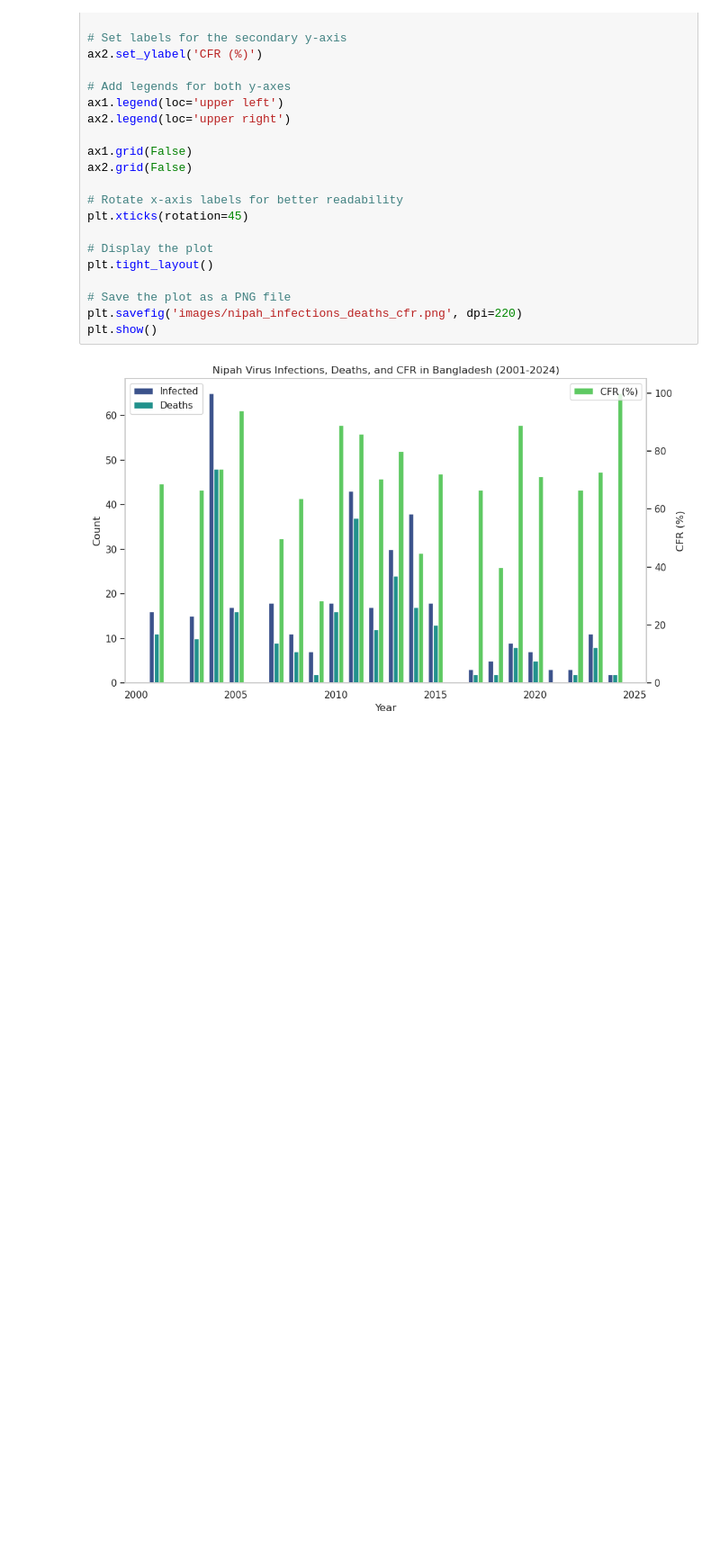
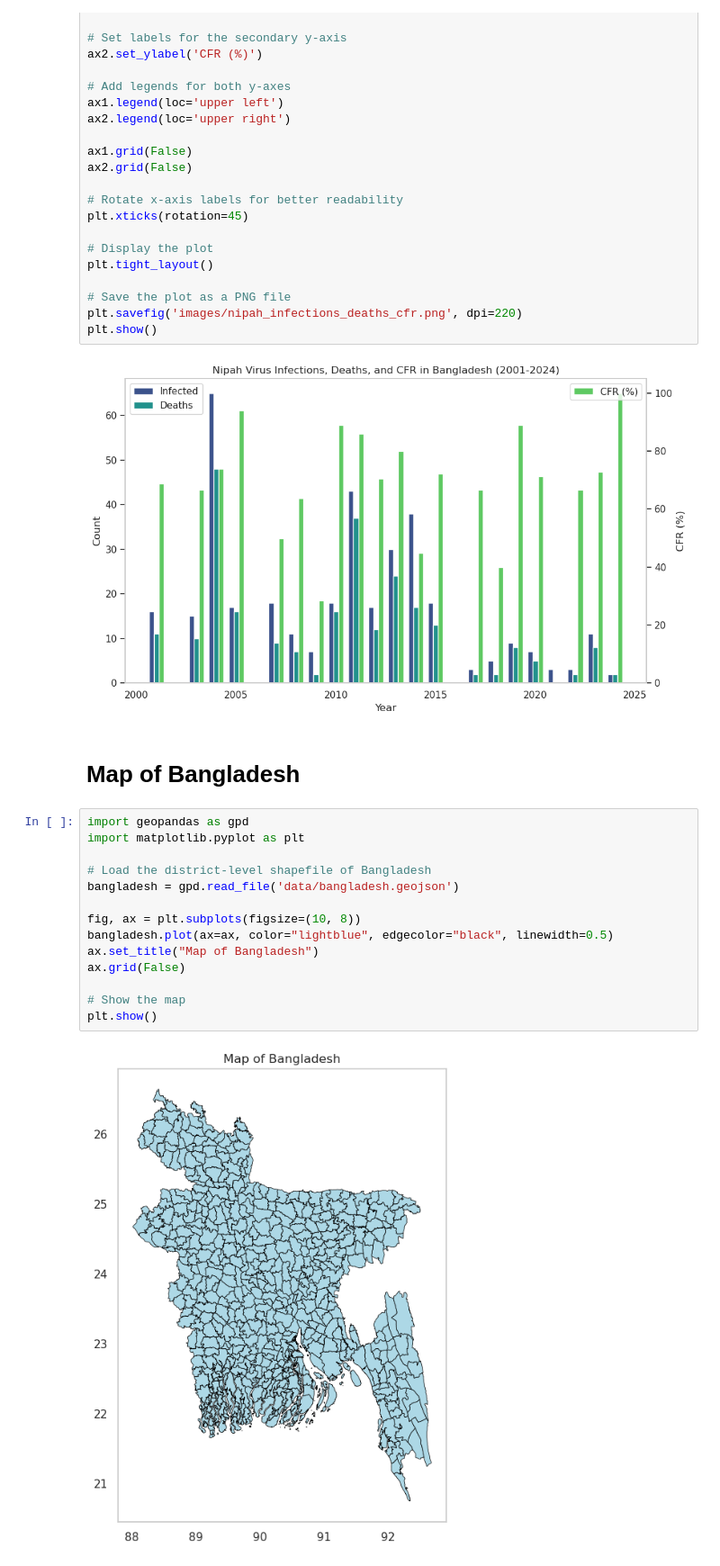
Before and after one commit to awnonbhowmik/NiV-Data-Analysis, a Jupyter notebook: analysis4.ipynb, the cells around one changed output. Shown at 90% size. Saved outputs shown, nothing was run; the diff lists cells and outputs as text; blank space fills up the shorter version.

```diff
--- a/analysis4.ipynb
+++ b/analysis4.ipynb
@@ -807,3 +807,21 @@ plt.savefig('images/nipah_infections_deaths_cfr.png', dpi=220)
 plt.show()
 # %% [output]
 [figure]
+# %% [markdown]
+# Map of Bangladesh
+# %%
+import geopandas as gpd
+import matplotlib.pyplot as plt
+
+# Load the district-level shapefile of Bangladesh
+bangladesh = gpd.read_file('data/bangladesh.geojson')
+
+fig, ax = plt.subplots(figsize=(10, 8))
+bangladesh.plot(ax=ax, color="lightblue", edgecolor="black", linewidth=0.5)
+ax.set_title("Map of Bangladesh")
+ax.grid(False)
+
+# Show the map
+plt.show()
+# %% [output]
+[figure, added]
```
Also changed, not shown: 2 other files.
